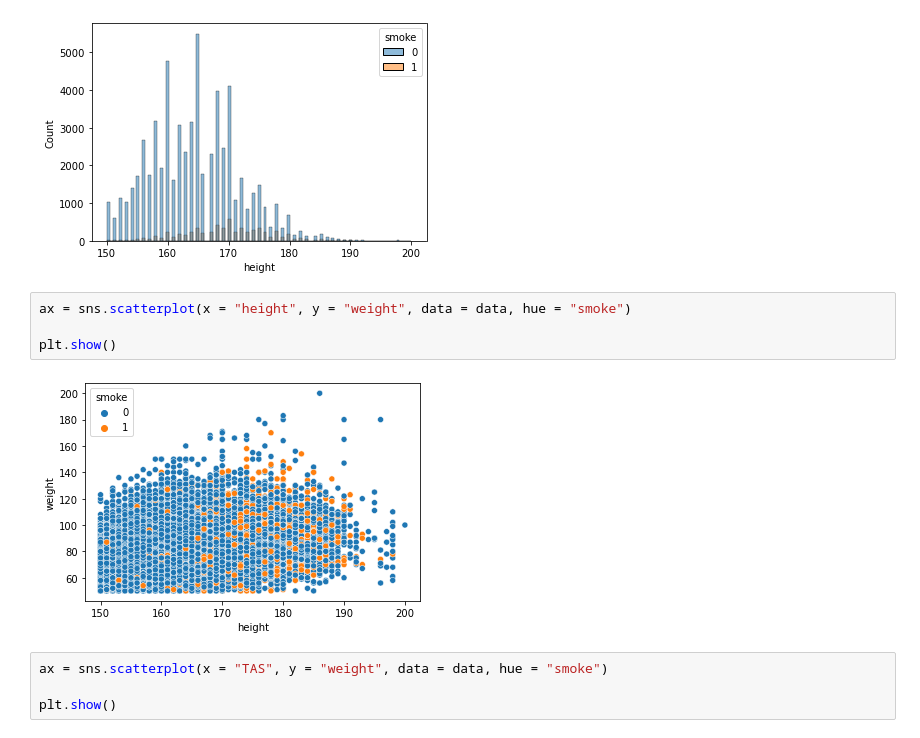
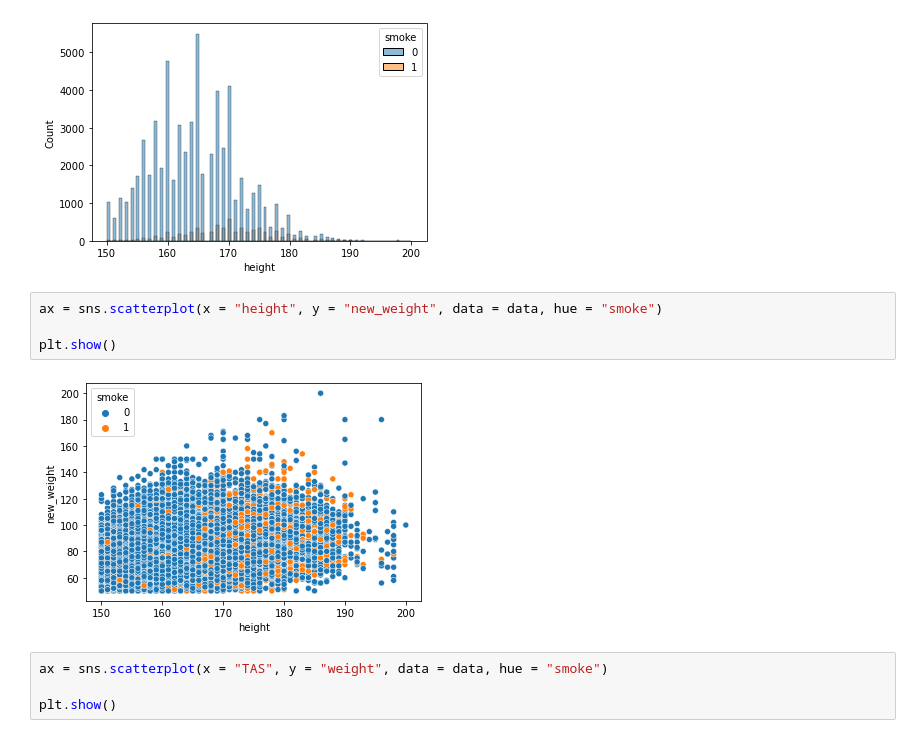
Before and after one commit to iamcest/risk_factors, a Jupyter notebook: scripts/visualizaciones_Javier.ipynb, the cells around one changed output. Saved outputs shown, nothing was run; the diff lists cells and outputs as text.

```diff
--- a/scripts/visualizaciones_Javier.ipynb
+++ b/scripts/visualizaciones_Javier.ipynb
@@ -283,11 +311,11 @@ plt.show()
 # %% [output]
 [figure]
 # %%
-ax = sns.scatterplot(x = "height", y = "weight", data = data, hue = "smoke")
+ax = sns.scatterplot(x = "height", y = "new_weight", data = data, hue = "smoke")
 
 plt.show()
 # %% [output]
-[figure, old version]
+[figure, new version]
 # %%
 ax = sns.scatterplot(x = "TAS", y = "weight", data = data, hue = "smoke")
 
```
Also changed, not shown: parts of 5 cells of this notebook, 2 other files.
